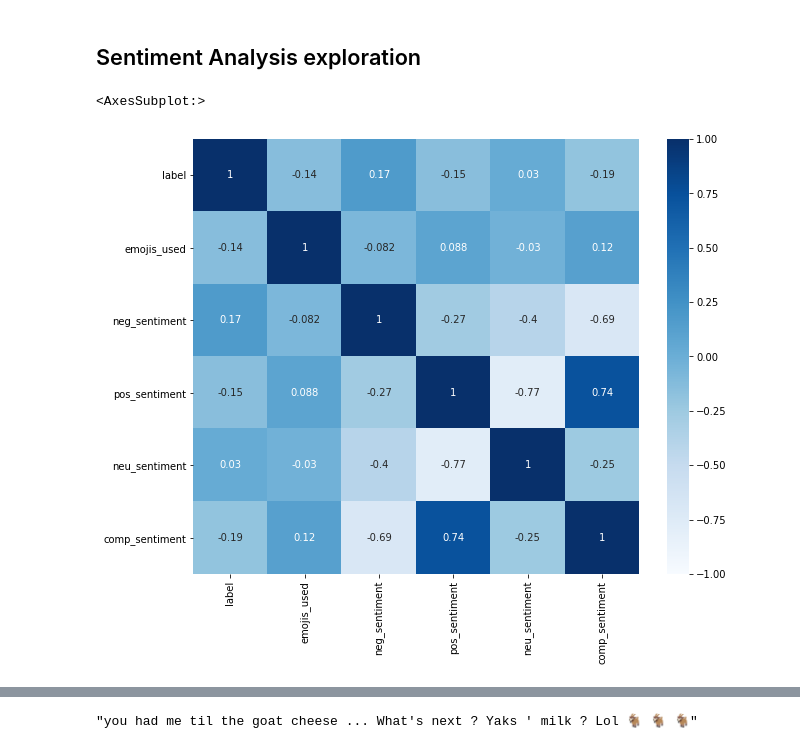
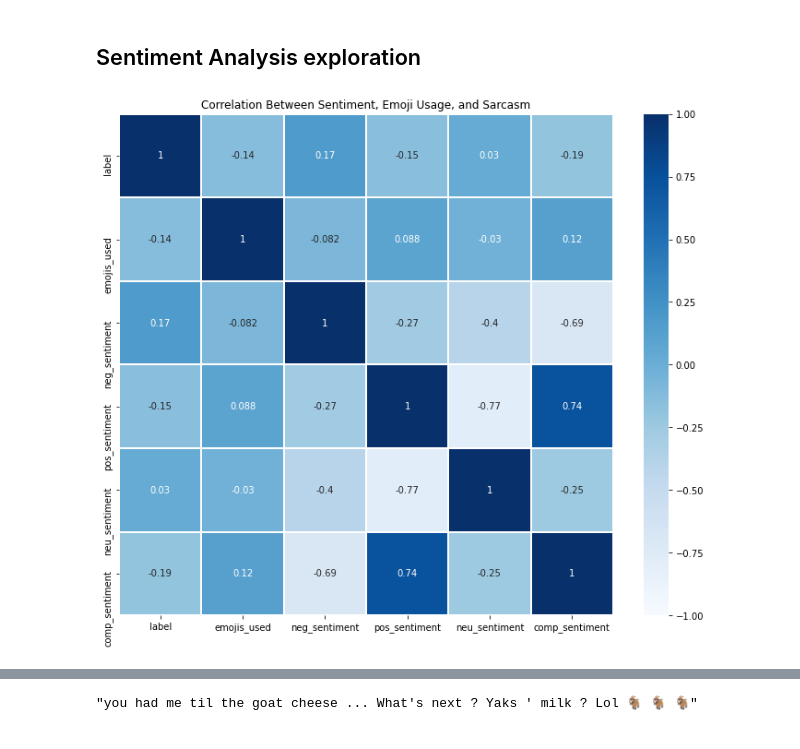
Before and after one commit to krking1512/Capstone, a Jupyter notebook: Code/Cleaning_and_EDA.ipynb, the cells around one changed output, grey strips where cells are left out. Drawn from its saved outputs; the diff is of its cells as text; code cells hidden in the pictures.

```diff
--- a/Code/Cleaning_and_EDA.ipynb
+++ b/Code/Cleaning_and_EDA.ipynb
@@ -72,7 +72,10 @@ for row in data['text']:
     for c in row:
         if c in emoji.UNICODE_EMOJI:
             emoji_list.append(c)
-emoji_list =  list(set(emoji_list))
-print(len(emoji_list))
-print(emoji_list[0:10])
+emoji_set =  list(set(emoji_list))
+emoji_dict = {str(c):emoji_list.count(c) for c in emoji_set}
+print(f'Number of unique emojis used:{len(emoji_set)}')
+print(f'Number of emojis used overall: {len(emoji_list)}')
+
+print(emoji_set[0:10])
 # %% [output]
@@ -81,14 +111,15 @@ print(emoji_list[0:10])
 # %%
 #using the emoji_list to identify and count the emojis in each tweet
 def is_emoji(s):
-    emojis = emoji_list # add more emojis here
+    emojis = emoji_set # add more emojis here
     count = 0
     for emoji in emojis:
         count += s.count(emoji)
     return count
 
 data['emojis_used'] = data['text_processed'].apply(is_emoji)
-
-(pd.DataFrame(data['emojis_used'].value_counts()).sort_index()).plot(figsize = (12,8))
+plt.figure(figsize = (12,8))
+plt.hist(pd.DataFrame(data['emojis_used']), bins = range(0,6))
 plt.title("Number of Emojis Used in Each Tweet");
+plt.savefig('../Images/Number_of_emojis_used_per_tweet.png')
 # %% [output]
@@ -101,6 +150,12 @@ plt.legend(labels = ['Sarcastic','Not sarcastic'])
 plt.title('Histogram of Emoji Usage in Sarcastic and not Sarcastic Tweets');
 # %% [output]
 [figure]
+# %%
+def pull_emojis(column):
+    emoji_list = [c for c in column if c in emoji.UNICODE_EMOJI]
+
+    return emoji_list
+data['emojis_used_in_text'] = data['text_processed'].apply(pull_emojis)
 # %%
 #It doesn't look like there is much of a relationship between number of emojis and the positive class
 data[['label','emojis_used']].corr()
@@ -119,11 +174,12 @@ data['neu_sentiment'] = [sentiment.polarity_scores(row)['neu'] for row in data['
 data['comp_sentiment'] = [sentiment.polarity_scores(row)['compound'] for row in data['text']]
 # %%
 #heatmap of the correlation between features.
-plt.figure(figsize = (10,8))
-sns.heatmap(data.corr(), vmin = -1, vmax = 1, annot = True, cmap = "Blues")
+plt.figure(figsize = (12,10))
+sns.heatmap(data.corr(), vmin = -1, vmax = 1, annot = True, cmap = "Blues", linewidths = 1)
+plt.title("Correlation Between Sentiment, Emoji Usage, and Sarcasm")
+plt.savefig("../Images/sentiment_heatmap.png")
 # %% [output]
-<AxesSubplot:>
-[figure, old version]
+[figure, new version]
 # %%
 data.drop(columns = ['text']).head()
 # %% [output]
```
Also changed, not shown: parts of 5 cells of this notebook, 4 other files.
